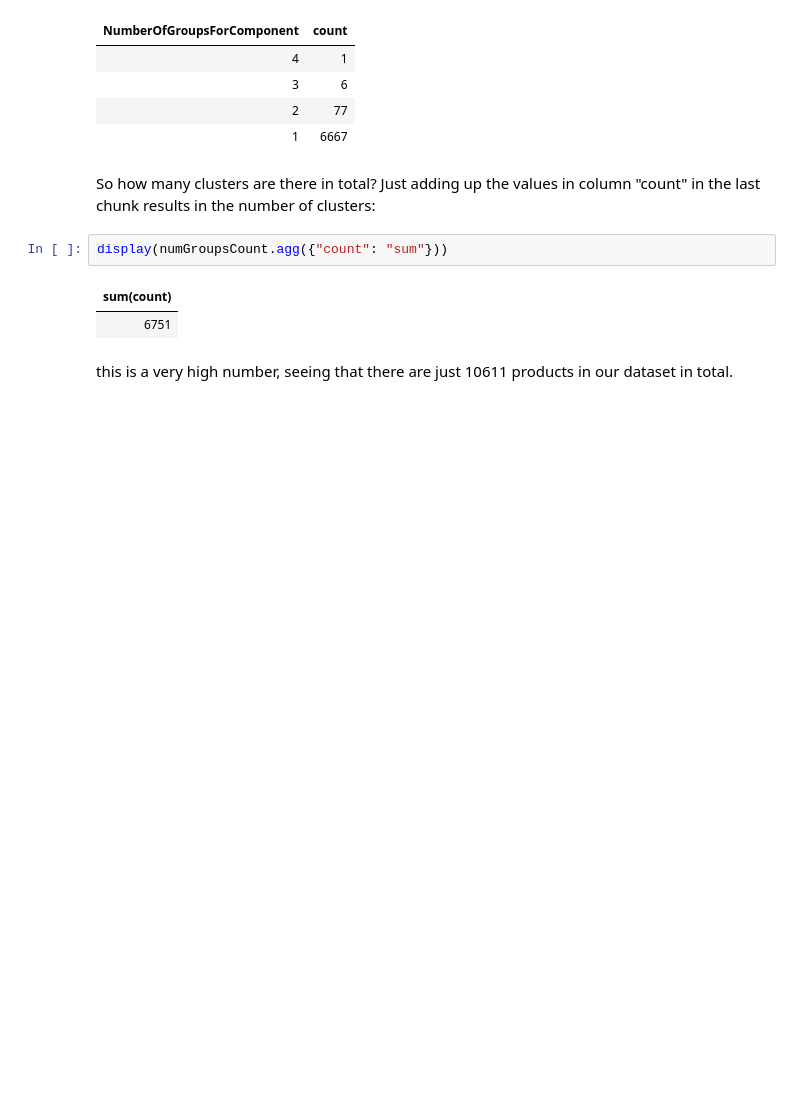
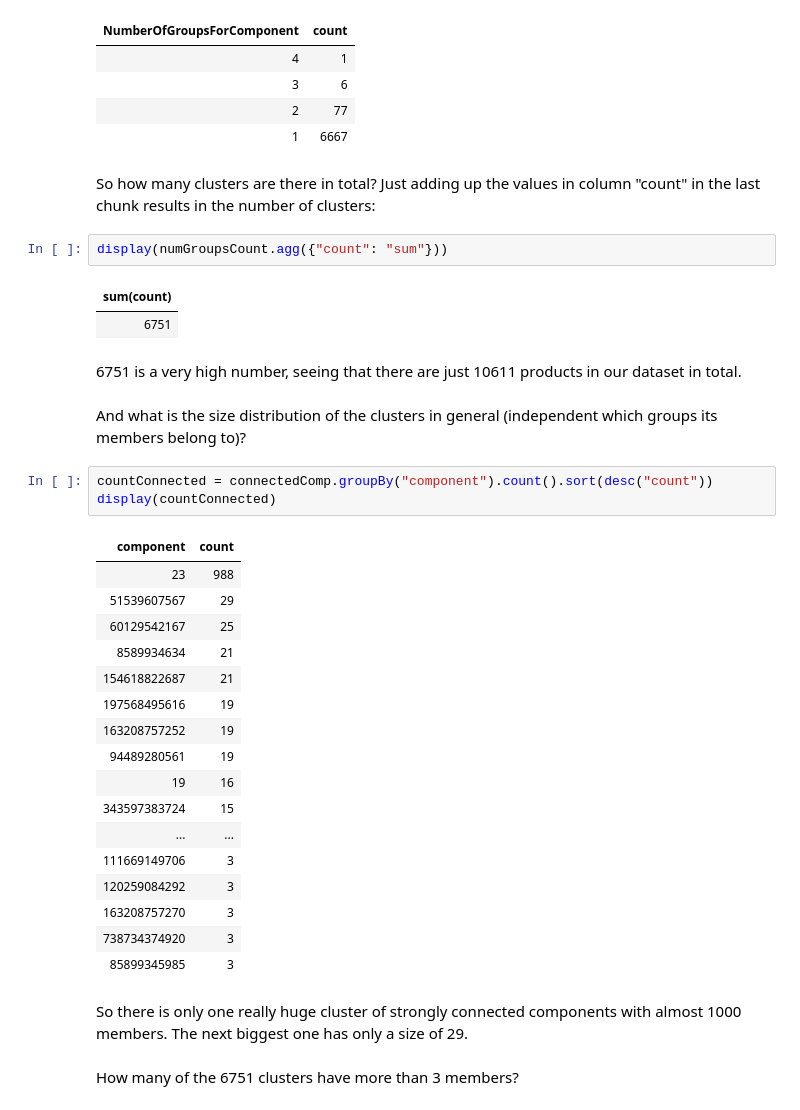
Before and after one commit to TSchiefer/MI_bigdata_project, a Jupyter notebook: analysis/AmazonProductData_analysis_TS.ipynb, the cells around one changed output. Drawn from its saved outputs; the diff is of its cells as text; blank space fills up the shorter version.

```diff
--- a/analysis/AmazonProductData_analysis_TS.ipynb
+++ b/analysis/AmazonProductData_analysis_TS.ipynb
@@ -429,4 +430,31 @@ display(numGroupsCount.agg({"count": "sum"}))
 | sum(count) |
 | 6751 |
 # %% [markdown]
-this is a very high number, seeing that there are just 10611 products in our dataset in total.
+6751 is a very high number, seeing that there are just 10611 products in our dataset in total.
+# %% [markdown]
+And what is the size distribution of the clusters in general (independent which groups its members belong to)?
+# %%
+countConnected = connectedComp.groupBy("component").count().sort(desc("count"))
+display(countConnected)
+# %% [output]
+| component | count |
+| 23 | 988 |
+| 51539607567 | 29 |
+| 60129542167 | 25 |
+| 8589934634 | 21 |
+| 154618822687 | 21 |
+| 197568495616 | 19 |
+| 163208757252 | 19 |
+| 94489280561 | 19 |
+| 19 | 16 |
+| 343597383724 | 15 |
+| ... | ... |
+| 111669149706 | 3 |
+| 120259084292 | 3 |
+| 163208757270 | 3 |
+| 738734374920 | 3 |
+| 85899345985 | 3 |
+# %% [markdown]
+So there is only one really huge cluster of strongly connected components with almost 1000 members. The next biggest one has only a size of 29.
+# %% [markdown]
+How many of the 6751 clusters have more than 3 members?
```
Also changed, not shown: parts of 9 cells of this notebook.
